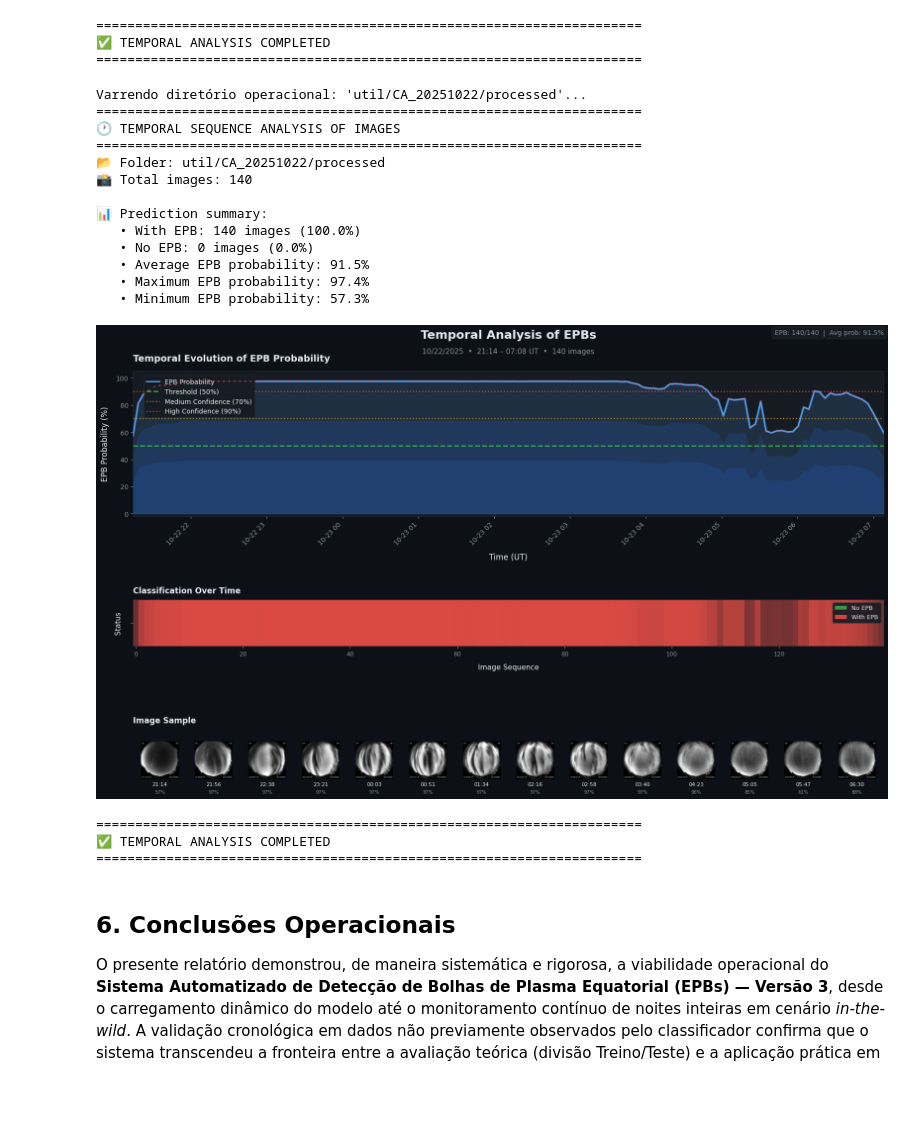
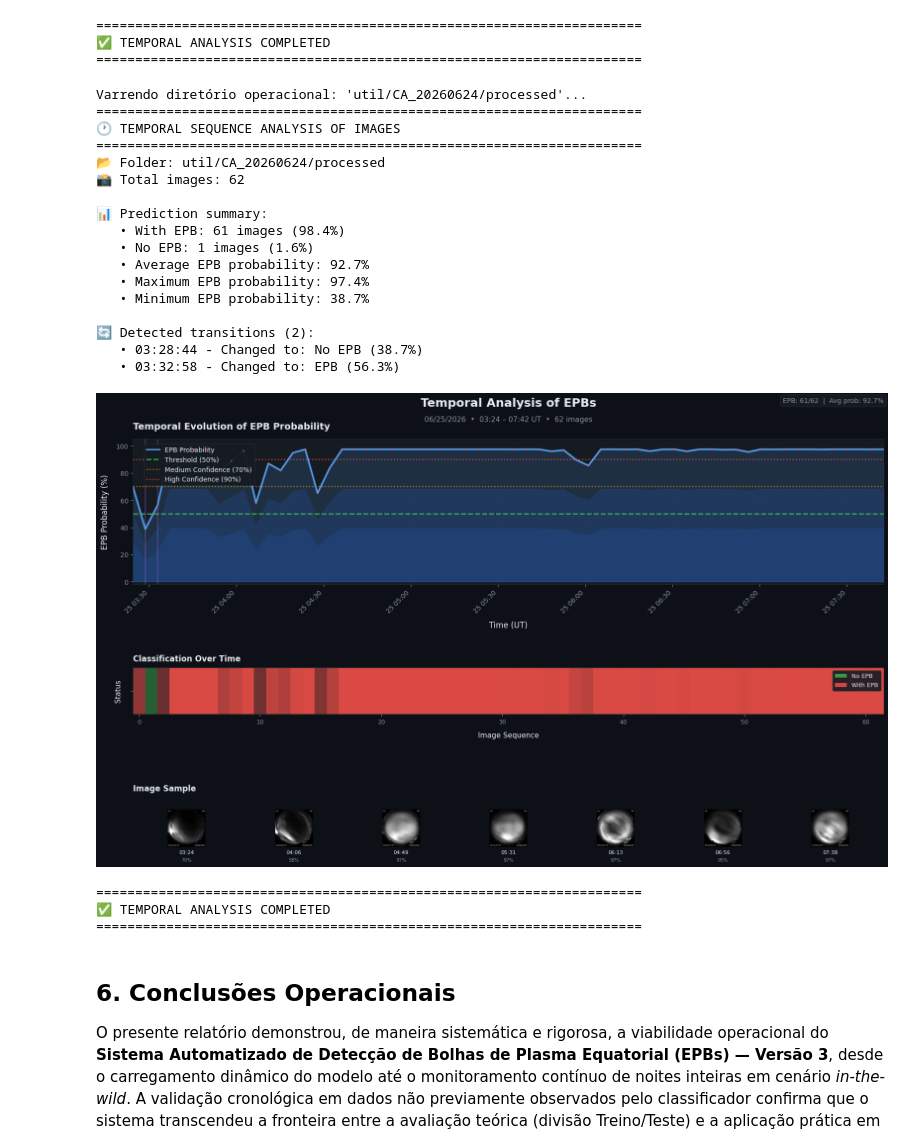
Before and after one commit to albertoivo/masters-degree, a Jupyter notebook: code/report_v1.ipynb, the cells around one changed output. Drawn from its saved outputs; the diff is of its cells as text; code cells hidden in the pictures; blank space fills up the shorter version.

```diff
--- a/code/report_v1.ipynb
+++ b/code/report_v1.ipynb
@@ -330,30 +330,34 @@ Varrendo diretório operacional: 'util/BJL_20250722/processed'...
 ======================================================================
 # %%
 # 4.2. Timeline de uma noite COM EPB (Cachoeira Paulista)
-folder_yes_epb = 'util/CA_20251022/processed'
+folder_yes_epb = 'util/CA_20260624/processed'
 
 print(f"Varrendo diretório operacional: '{folder_yes_epb}'...")
 df_temp_yes = analyze_temporal_sequence(
     system,
     image_folder=folder_yes_epb,
     target_size=target_size
 )
 plt.show()
 # %% [output]
-Varrendo diretório operacional: 'util/CA_20251022/processed'...
+Varrendo diretório operacional: 'util/CA_20260624/processed'...
 ======================================================================
 🕐 TEMPORAL SEQUENCE ANALYSIS OF IMAGES
 ======================================================================
-📂 Folder: util/CA_20251022/processed
-📸 Total images: 140
+📂 Folder: util/CA_20260624/processed
+📸 Total images: 62
 
 📊 Prediction summary:
-   • With EPB: 140 images (100.0%)
-   • No EPB: 0 images (0.0%)
-   • Average EPB probability: 91.5%
+   • With EPB: 61 images (98.4%)
+   • No EPB: 1 images (1.6%)
+   • Average EPB probability: 92.7%
    • Maximum EPB probability: 97.4%
-   • Minimum EPB probability: 57.3%
+   • Minimum EPB probability: 38.7%
+
+🔄 Detected transitions (2):
+   • 03:28:44 - Changed to: No EPB (38.7%)
+   • 03:32:58 - Changed to: EPB (56.3%)
-[figure, old version]
+[figure, new version]
 ======================================================================
 ✅ TEMPORAL ANALYSIS COMPLETED
 ======================================================================
```
Also changed, not shown: parts of 1 cell of this notebook, 8 other files.
